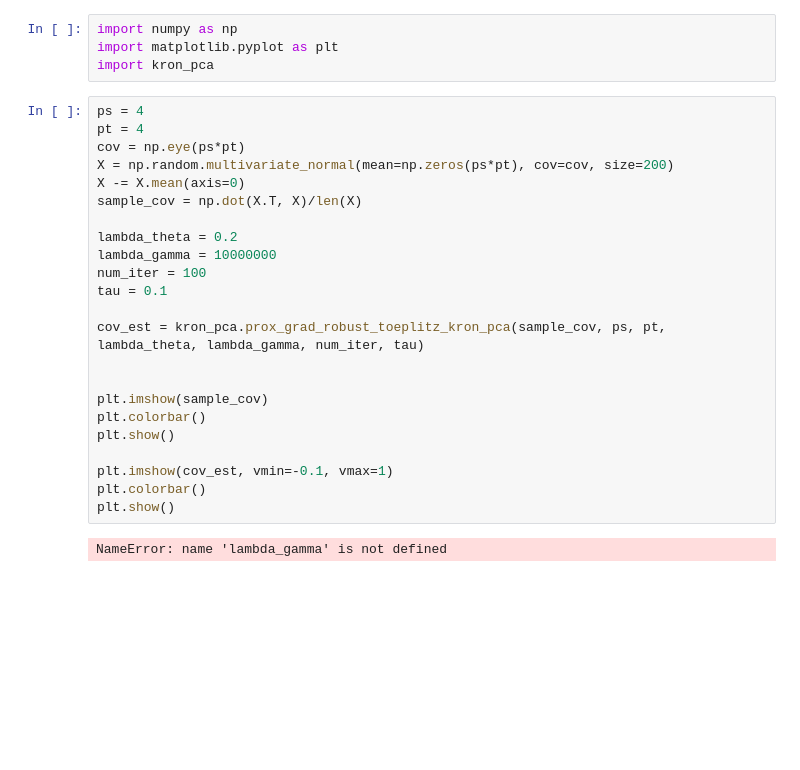
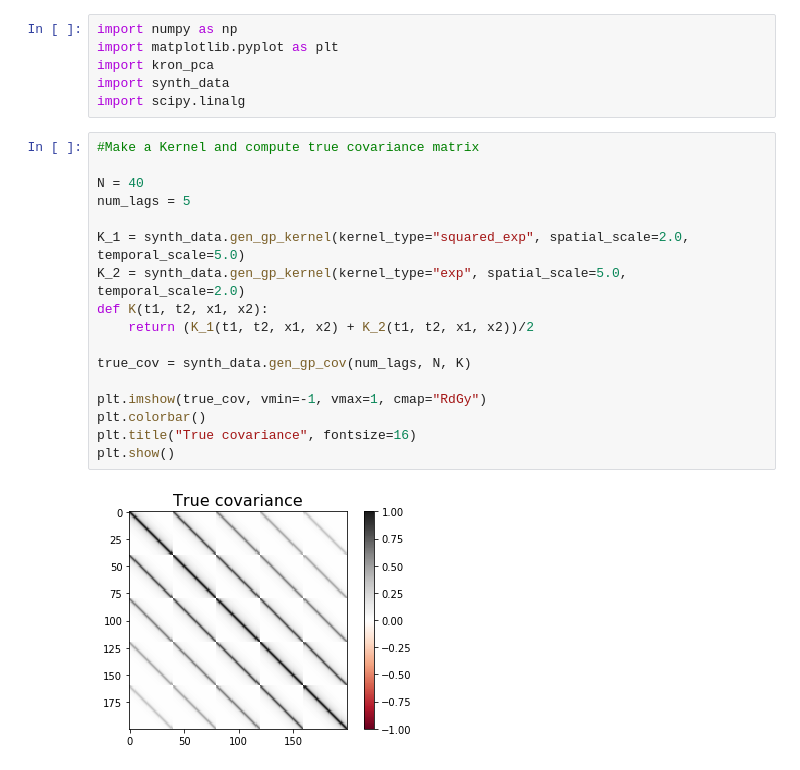
Before and after one commit to BouchardLab/DynamicalComponentsAnalysis, a Jupyter notebook: RobustKronPCA-test.ipynb, the cells around one changed output. Cells and saved outputs as stored; diff of their text form; blank space fills up the shorter version.

Commit message:
Add to KronPCA notebook

```diff
--- a/RobustKronPCA-test.ipynb
+++ b/RobustKronPCA-test.ipynb
@@ -2,28 +2,24 @@
 import numpy as np
 import matplotlib.pyplot as plt
 import kron_pca
+import synth_data
+import scipy.linalg
-# %%
-ps = 4
-pt = 4
-cov = np.eye(ps*pt)
-X = np.random.multivariate_normal(mean=np.zeros(ps*pt), cov=cov, size=200)
-X -= X.mean(axis=0)
-sample_cov = np.dot(X.T, X)/len(X)
-
-lambda_theta = 0.2
-lambda_gamma = 10000000
-num_iter = 100
-tau = 0.1
-
-cov_est = kron_pca.prox_grad_robust_toeplitz_kron_pca(sample_cov, ps, pt, lambda_theta, lambda_gamma, num_iter, tau)
-
-
-plt.imshow(sample_cov)
-plt.colorbar()
-plt.show()
-
-plt.imshow(cov_est, vmin=-0.1, vmax=1)
-plt.colorbar()
-plt.show()
-# %% [output]
-NameError: name 'lambda_gamma' is not defined
+# %%
+#Make a Kernel and compute true covariance matrix
+
+N = 40
+num_lags = 5
+
+K_1 = synth_data.gen_gp_kernel(kernel_type="squared_exp", spatial_scale=2.0, temporal_scale=5.0)
+K_2 = synth_data.gen_gp_kernel(kernel_type="exp", spatial_scale=5.0, temporal_scale=2.0)
+def K(t1, t2, x1, x2):
+    return (K_1(t1, t2, x1, x2) + K_2(t1, t2, x1, x2))/2
+
+true_cov = synth_data.gen_gp_cov(num_lags, N, K)
+
+plt.imshow(true_cov, vmin=-1, vmax=1, cmap="RdGy")
+plt.colorbar()
+plt.title("True covariance", fontsize=16)
+plt.show()
+# %% [output]
+[figure, added]
```
Also changed, not shown: parts of 7 cells of this notebook, 1 other file.
